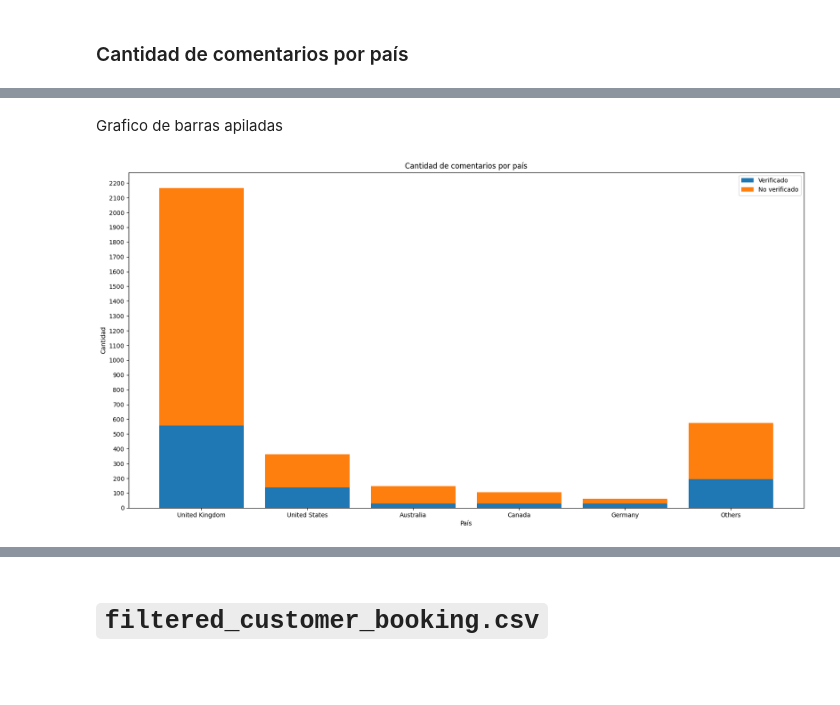
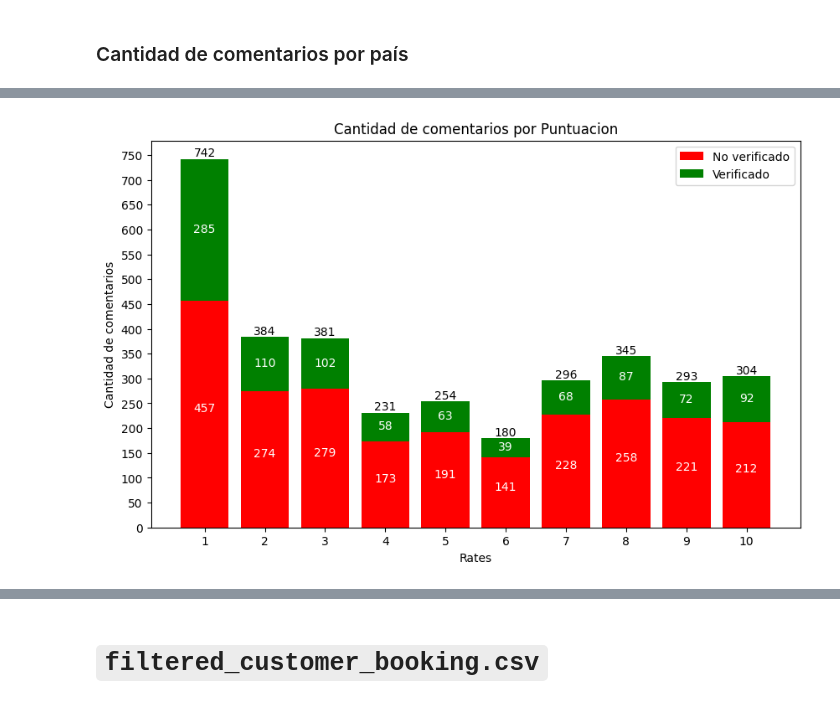
Before and after one commit to lcondoriz/tp1-orgaDatos, a Jupyter notebook: tp1.ipynb, the cells around one changed output, grey strips where cells are left out. Cells and saved outputs as stored; diff of their text form; code cells hidden in the pictures; blank space fills up the shorter version.

Commit message:
add: graficos varios

```diff
--- a/tp1.ipynb
+++ b/tp1.ipynb
@@ -134,13 +131,0 @@ cantidad = df_cleaned_reviews.rates.value_counts().sort_index()
-# %%
-plt.figure(figsize=(10, 6))
-sns.barplot(x=cantidad.index, y=cantidad.values)
-plt.title('Cantidad de comentarios por calificación')
-plt.xlabel('Calificación')
-plt.ylabel('Cantidad')
-
-for i in range(cantidad.shape[0]):
-    plt.text(i, cantidad.values[i], f'{cantidad.values[i]}\n({cantidad.values[i]/cantidad.sum()*100:.2f}%)', ha='center', va='bottom')
-
-plt.yticks(range(0, 850, 50))
-
-plt.show()
@@ -151,2 +136,2 @@ plt.show()
 # %%
-number_of_reviews_per_country = df_cleaned_reviews.groupby(["country"])["reviews"].count()
+cant_coment_pais = df_cleaned_reviews.groupby(["rates", "verified"])["reviews"].count().unstack()
@@ -208,19 +138,27 @@ plt.show()
-# %% [markdown]
-Grafico de barras apiladas
-# %%
-fig, ax = plt.subplots(figsize=(20, 10))
-
-ax.bar(five_more_reviews_true.index, five_more_reviews_true.values, label='Verificado')
-ax.bar(five_more_reviews_false.index, five_more_reviews_false.values, bottom=five_more_reviews_true.values, label='No verificado')
-
-ax.set_title('Cantidad de comentarios por país')
-ax.set_xlabel('País')
-ax.set_ylabel('Cantidad')
-
-ax.set_yticks(range(0, 2300, 100))
-
-ax.legend()
-
-plt.show()
-# %% [output]
-[figure, removed]
+# %%
+fig, ax = plt.subplots(figsize=(10, 6))
+ax.bar(cant_coment_pais.index, cant_coment_pais[False], label='No verificado', color='red')
+ax.bar(cant_coment_pais.index, cant_coment_pais[True], bottom=cant_coment_pais[False], label='Verificado', color='green')
+
+for i, rate in enumerate(cant_coment_pais.index):
+    total = cant_coment_pais.loc[rate].sum()
+    ax.text(rate, total, f'{total}', ha='center', va='bottom')
+    #print(i, rate, total)
+
+    total_false = cant_coment_pais.loc[rate][False]
+    ax.text(rate, total_false/2, f'{total_false}', ha='center', va='bottom', color='white')
+
+    total_true = cant_coment_pais.loc[rate][True]
+    ax.text(rate, total_false + total_true/2-10, f'{total_true}', ha='center', va='bottom', color='white')
+
+ax.set_xticks(cant_coment_pais.index)
+ax.set_yticks(range(0, 751, 50))
+
+ax.set_xlabel('Rates')
+ax.set_ylabel('Cantidad de comentarios')
+ax.set_title('Cantidad de comentarios por Puntuacion')
+ax.legend()
+
+plt.show()
+# %% [output]
+[figure, added]
```
Also changed, not shown: parts of 36 cells of this notebook, 4 other files.
